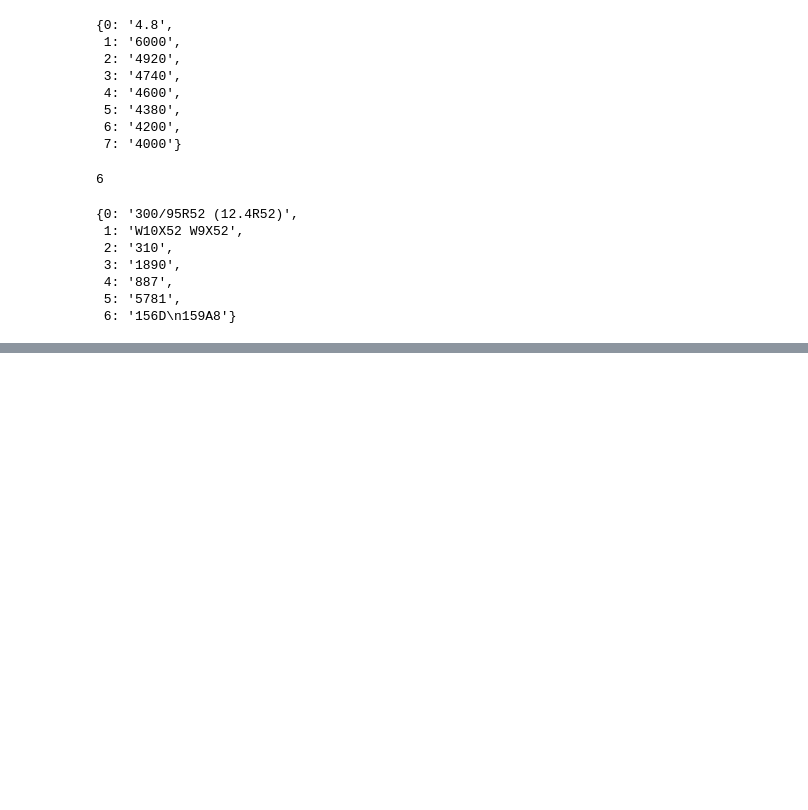
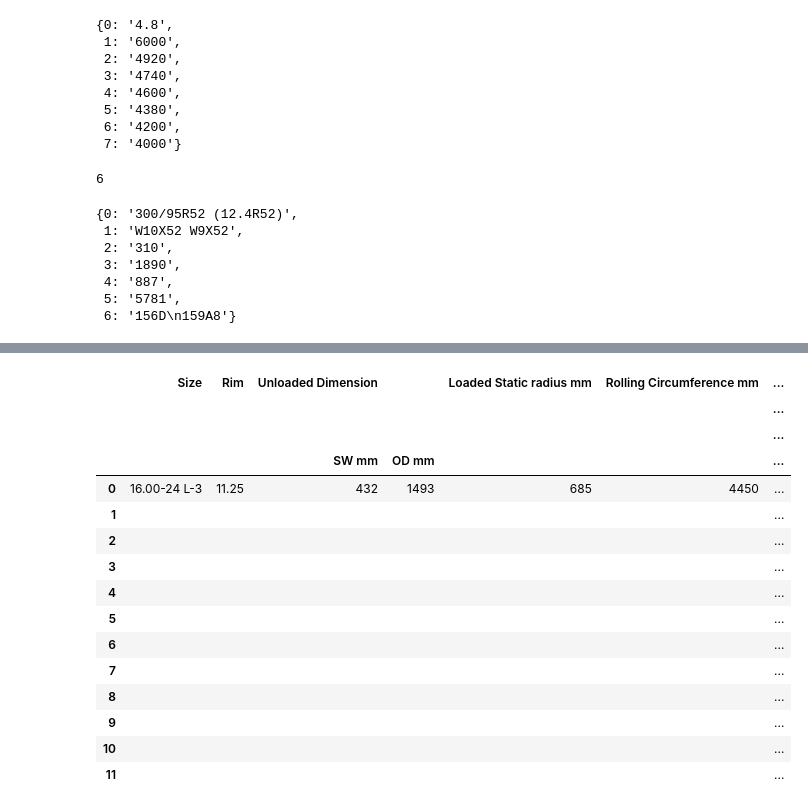
Before and after one commit to chetanjadhav-dev/Selenium-Web-Scraper, a Jupyter notebook: test.ipynb, the cells around one changed output, grey strips where cells are left out. Cells and saved outputs as stored; diff of their text form; code cells hidden in the pictures; blank space fills up the shorter version.

Commit message:
Merged test.ipynb from tables branch into project branch

```diff
--- a/test.ipynb
+++ b/test.ipynb
@@ -605,0 +1210,51 @@ pd.DataFrame([combined_data], columns=mulcol)
+# %%
+import pandas as pd
+from pandas import MultiIndex
+
+data_rows = [['16.00-24 L-3', '11.25', '432', '1493', '685', '4450', '16PR 181A2', '3.5', '11780', '8320', '7360', '6260'],
+             ['', '', '', '', '', '', '', '3.75', '12270', '8670', '7670', '6520'],
+             ['', '', '', '', '', '', '', '4', '12740', '8990', '7960', '6770'],
+             ['', '', '', '', '', '', '', '4.25', '13200', '9320', '8250', '7010'],
+             ['', '', '', '', '', '', '20PR\n187A2', '4.5', '13870', '9800', '8670', '7370'],
+             ['', '', '', '', '', '', '', '4.75', '14320', '10110', '8950', '7610'],
+             ['', '', '', '', '', '', '', '5', '14750', '10420', '9220', '7840'],
+             ['', '', '', '', '', '', '', '5.5', '15600', '11020', '9750', '8290'],
+             ['', '', '', '', '', '', '24PR\n190A2', '5.75', '15790', '11150', '9870', '8390'],
+             ['', '', '', '', '', '', '', '6', '16190', '11440', '10120', '8600'],
+             ['', '', '', '', '', '', '', '6.25', '16580', '11710', '10360', '8810'],
+             ['', '', '', '', '', '', '', '6.5', '16960', '11980', '10600', '9010']]
+
+columns = MultiIndex.from_tuples([
+    ('Size', '', '', ''),
+    ('Rim', '', '', ''),
+    ('Unloaded Dimension', '', '', 'SW mm'),
+    ('Unloaded Dimension', '', '', 'OD mm'),
+    ('Loaded Static radius mm', '', '', ''),
+    ('Rolling Circumference mm', '', '', ''),
+    ('Load Index PR Symbols', '', '', ''),
+    ('Inflation Pressure bar', '', '', ''),
+    ('Recommended Load', 'Speed', 'Off-the road', 'Static kmph'),
+    ('Recommended Load', 'Speed', 'Off-the road', '5 kmph'),
+    ('Recommended Load', 'Speed', 'Off-the road', '10 kmph'),
+    ('Recommended Load', 'Speed', 'Off-the road', '25 kmph')
+])
+
+df = pd.DataFrame(data_rows, columns=columns)
+df
+# %% [output]
+|  | Size | Rim | Unloaded Dimension |  | Loaded Static radius mm | Rolling Circumference mm | ... |
+|  |  |  |  |  |  |  | ... |
+|  |  |  |  |  |  |  | ... |
+|  |  |  | SW mm | OD mm |  |  | ... |
+| 0 | 16.00-24 L-3 | 11.25 | 432 | 1493 | 685 | 4450 | ... |
+| 1 |  |  |  |  |  |  | ... |
+| 2 |  |  |  |  |  |  | ... |
+| 3 |  |  |  |  |  |  | ... |
+| 4 |  |  |  |  |  |  | ... |
+| 5 |  |  |  |  |  |  | ... |
+| 6 |  |  |  |  |  |  | ... |
+| 7 |  |  |  |  |  |  | ... |
+| 8 |  |  |  |  |  |  | ... |
+| 9 |  |  |  |  |  |  | ... |
+| 10 |  |  |  |  |  |  | ... |
+| 11 |  |  |  |  |  |  | ... |
```
Also changed, not shown: parts of 9 cells of this notebook.
